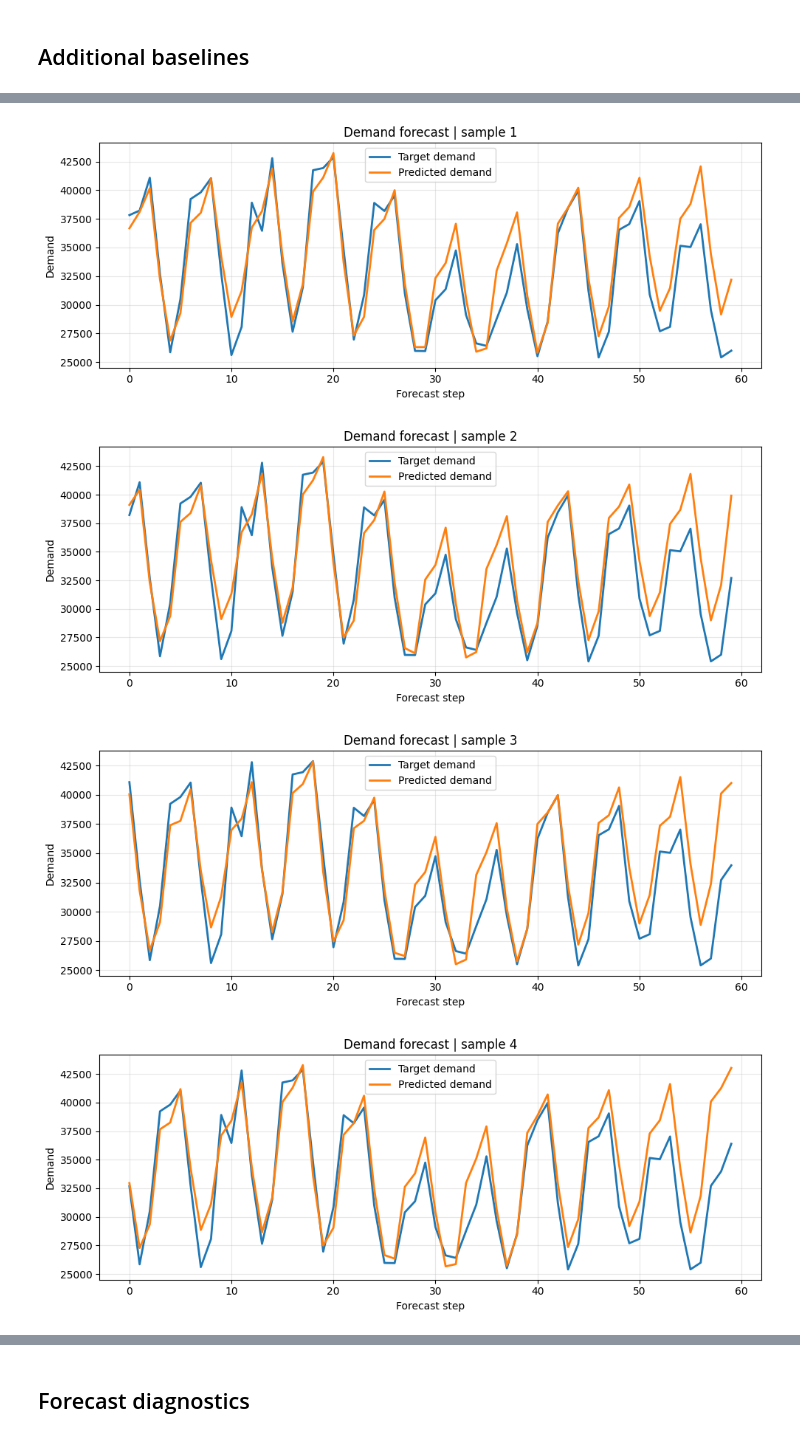
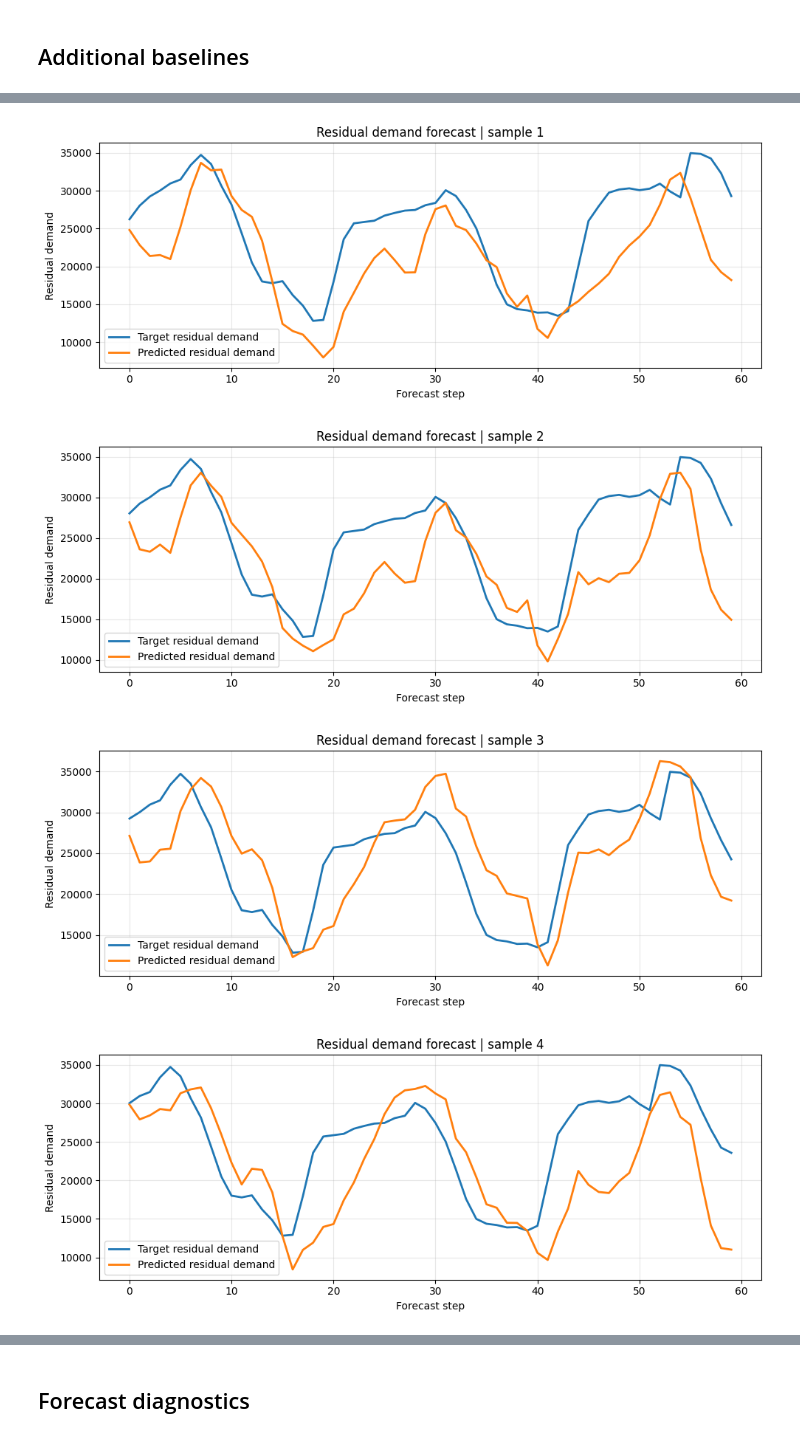
Before and after one commit to jpbarona/quantihack, a Jupyter notebook: src/jp/notebook.ipynb, the cells around one changed output, grey strips where cells are left out. Drawn from its saved outputs; the diff is of its cells as text; code cells hidden in the pictures.

```diff
--- a/src/jp/notebook.ipynb
+++ b/src/jp/notebook.ipynb
@@ -36,9 +36,16 @@ torch.manual_seed(42)
 <torch._C.Generator at 0x...>
 # %%
 cleangriddata = pd.read_parquet(
-    "data/CleanGridData/data.parquet",
+    "data/CleanGridData/data_1h.parquet",
     columns=FEATURE_COLUMNS,
 )
+
+cleangriddata["residual_demand"] = (
+    cleangriddata["demand"]
+    - cleangriddata[["wind", "solar", "hydro", "biomass"]].sum(axis=1)
+)
+FEATURE_COLUMNS = FEATURE_COLUMNS + ["residual_demand"]
+cleangriddata = cleangriddata[FEATURE_COLUMNS]
 # %%
 print("Data shape:", cleangriddata.shape)
 print("Columns:", cleangriddata.columns.tolist())
@@ -105,7 +112,7 @@ Scaled split shapes: (22572, 19) (4837, 19) (4838, 19)
 # %% [markdown]
 ## Windowing
 # %%
-TARGET_COLUMN = "demand"
+TARGET_COLUMN = "residual_demand"
 TARGET_INDEX = FEATURE_COLUMNS.index(TARGET_COLUMN)
 BASE_FEATURE_COUNT = len(FEATURE_COLUMNS)
 DELTA_FEATURE_OFFSET = BASE_FEATURE_COUNT
@@ -135,8 +142,8 @@ class SequenceWindowDataset(Dataset):
         x_deltas = np.diff(x_levels, axis=0, prepend=x_levels[0:1])
         x = np.concatenate([x_levels, x_deltas], axis=1)
 
-        demand_path = self.data_array[input_end - 1:target_end, self.target_index]
-        y = np.diff(demand_path).reshape(-1, 1)
+        target_path = self.data_array[input_end - 1:target_end, self.target_index]
+        y = np.diff(target_path).reshape(-1, 1)
 
         return torch.from_numpy(x), torch.from_numpy(y)
 
@@ -166,7 +173,11 @@ Batch shapes: torch.Size([128, 60, 19]) torch.Size([128, 60, 1])
 device = torch.device("mps" if torch.backends.mps.is_available() else "cpu")
 
 def reconstruct_levels_from_deltas(pred_deltas, true_deltas, batch_x, target_index):
-    last_level = batch_x[:, -1, target_index:target_index + 1]
+    if pred_deltas.dim() == 2:
+        pred_deltas = pred_deltas.unsqueeze(-1)
+    if true_deltas.dim() == 2:
+        true_deltas = true_deltas.unsqueeze(-1)
+    last_level = batch_x[:, -1:, target_index:target_index + 1]
     pred_levels = last_level + torch.cumsum(pred_deltas, dim=1)
     true_levels = last_level + torch.cumsum(true_deltas, dim=1)
     return pred_levels, true_levels
@@ -513,45 +529,45 @@ with torch.no_grad():
         batch_x = batch_x.to(device)
         batch_y = batch_y.to(device)
         pred_deltas = plot_model(batch_x)
         pred_levels, true_levels = reconstruct_levels_from_deltas(
             pred_deltas,
             batch_y,
             batch_x,
             target_index=TARGET_INDEX,
         )
         pred_level_batches.append(pred_levels.detach().cpu().numpy())
         target_level_batches.append(true_levels.detach().cpu().numpy())
         if len(pred_level_batches) >= 3:
             break
 
 plot_predictions = np.concatenate(pred_level_batches, axis=0)
 plot_targets = np.concatenate(target_level_batches, axis=0)
 
-demand_scale = scaler.scale_[TARGET_INDEX]
-demand_mean = scaler.mean_[TARGET_INDEX]
+target_scale = scaler.scale_[TARGET_INDEX]
+target_mean = scaler.mean_[TARGET_INDEX]
 
-plot_predictions_unscaled = plot_predictions[:, :, 0] * demand_scale + demand_mean
-plot_targets_unscaled = plot_targets[:, :, 0] * demand_scale + demand_mean
+plot_predictions_unscaled = plot_predictions[:, :, 0] * target_scale + target_mean
+plot_targets_unscaled = plot_targets[:, :, 0] * target_scale + target_mean
 
 time_axis = np.arange(FORECAST_HORIZON)
 num_samples_to_plot = min(4, plot_predictions_unscaled.shape[0])
 
 for sample_idx in range(num_samples_to_plot):
     plt.figure(figsize=(10, 4))
-    plt.plot(time_axis, plot_targets_unscaled[sample_idx], label="Target demand", linewidth=2)
-    plt.plot(time_axis, plot_predictions_unscaled[sample_idx], label="Predicted demand", linewidth=2)
-    plt.title(f"Demand forecast | sample {sample_idx + 1}")
+    plt.plot(time_axis, plot_targets_unscaled[sample_idx], label="Target residual demand", linewidth=2)
+    plt.plot(time_axis, plot_predictions_unscaled[sample_idx], label="Predicted residual demand", linewidth=2)
+    plt.title(f"Residual demand forecast | sample {sample_idx + 1}")
     plt.xlabel("Forecast step")
-    plt.ylabel("Demand")
+    plt.ylabel("Residual demand")
     plt.grid(alpha=0.3)
     plt.legend()
     plt.tight_layout()
     plt.show()
 # %% [output]
-[figure, old version]
+[figure, new version]
-[figure, old version]
+[figure, new version]
-[figure, old version]
+[figure, new version]
-[figure, old version]
+[figure, new version]
 # %%
 zero_mask = cleangriddata.eq(0)
 overall_zero_sparsity = zero_mask.to_numpy().mean()
```
Also changed, not shown: parts of 14 cells of this notebook, 25 other files.
